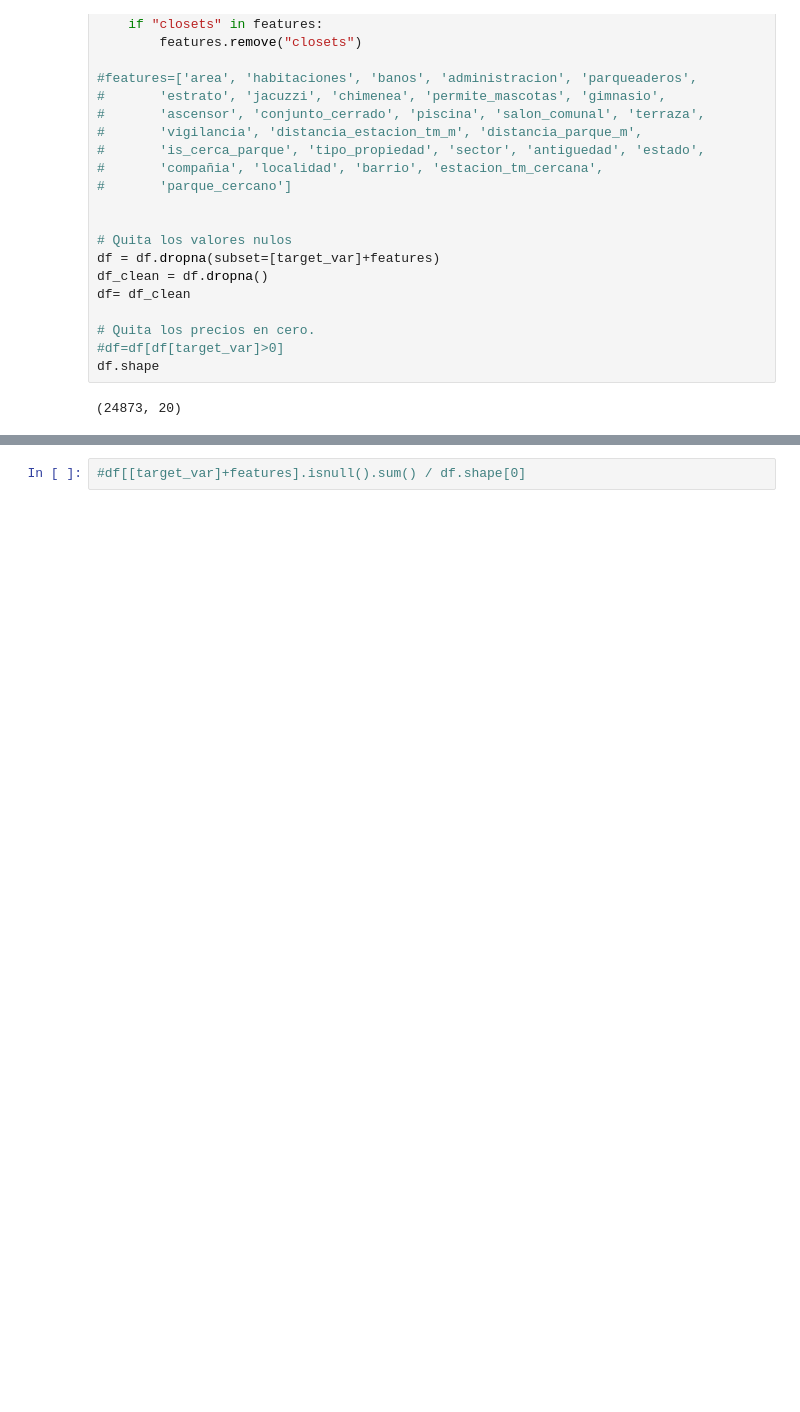
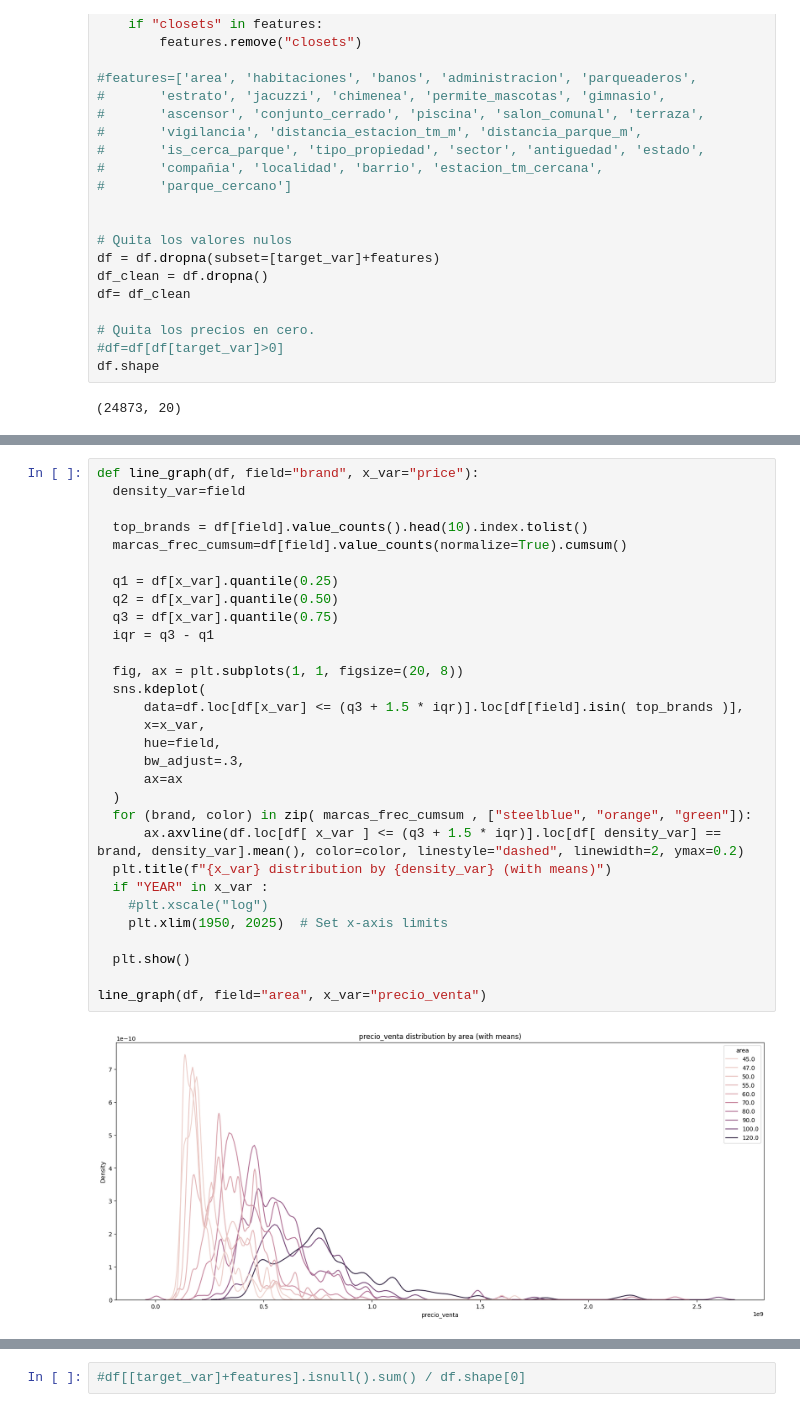
Before and after one commit to amrios80/linear-regression-tutorial, a Jupyter notebook: aptos/aptos.ipynb, the cells around one changed output, grey strips where cells are left out. Cells and saved outputs as stored; diff of their text form; blank space fills up the shorter version.

```diff
--- a/aptos/aptos.ipynb
+++ b/aptos/aptos.ipynb
@@ -157,0 +185,32 @@ df.shape
+# %%
+def line_graph(df, field="brand", x_var="price"):
+  density_var=field
+
+  top_brands = df[field].value_counts().head(10).index.tolist()
+  marcas_frec_cumsum=df[field].value_counts(normalize=True).cumsum()
+
+  q1 = df[x_var].quantile(0.25)
+  q2 = df[x_var].quantile(0.50)
+  q3 = df[x_var].quantile(0.75)
+  iqr = q3 - q1
+
+  fig, ax = plt.subplots(1, 1, figsize=(20, 8))
+  sns.kdeplot(
+      data=df.loc[df[x_var] <= (q3 + 1.5 * iqr)].loc[df[field].isin( top_brands )],
+      x=x_var,
+      hue=field,
+      bw_adjust=.3,
+      ax=ax
+  )
+  for (brand, color) in zip( marcas_frec_cumsum , ["steelblue", "orange", "green"]):
+      ax.axvline(df.loc[df[ x_var ] <= (q3 + 1.5 * iqr)].loc[df[ density_var] == brand, density_var].mean(), color=color, linestyle="dashed", linewidth=2, ymax=0.2)
+  plt.title(f"{x_var} distribution by {density_var} (with means)")
+  if "YEAR" in x_var :
+    #plt.xscale("log")
+    plt.xlim(1950, 2025)  # Set x-axis limits
+
+  plt.show()
+
+line_graph(df, field="area", x_var="precio_venta")
+# %% [output]
+[figure, added]
```
Also changed, not shown: parts of 9 cells of this notebook.
